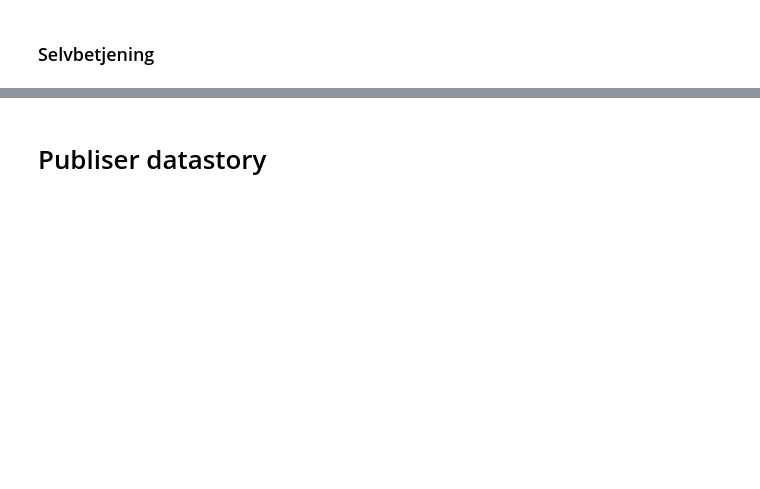
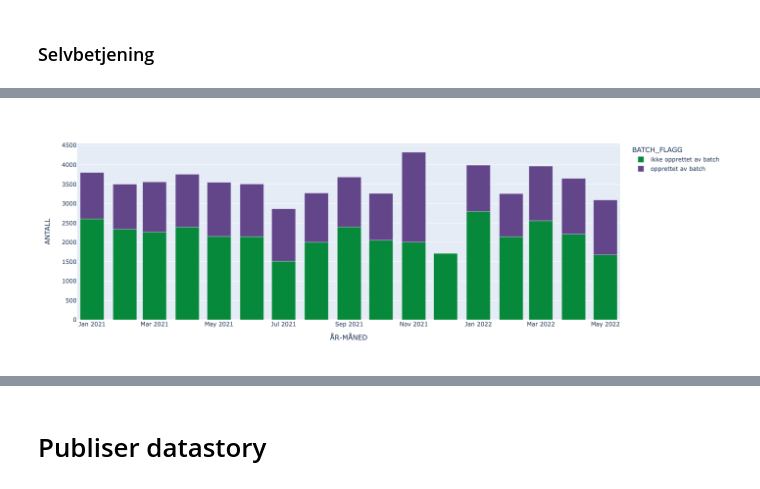
Before and after one commit to navikt/pensjon-data-analyse, a Jupyter notebook: notebooks/auto_new.ipynb, the cells around one changed output, grey strips where cells are left out. Drawn from its saved outputs; the diff is of its cells as text; code cells hidden in the pictures; blank space fills up the shorter version.

```diff
--- a/notebooks/auto_new.ipynb
+++ b/notebooks/auto_new.ipynb
@@ -130,0 +245,12 @@ figs.append(fig)
+# %%
+df_auto_batch = df_auto.groupby(["ÅR-MÅNED", "BATCH_FLAGG"], as_index=False).ANTALL.sum()
+
+fig = px.bar(df_auto_batch, "ÅR-MÅNED", "ANTALL", color="BATCH_FLAGG", color_discrete_sequence=nav_colors[2:])
+fig.update_layout(
+    autosize=False,
+    width=1300,
+    height=500,)
+figs["auto_batch"] = fig
+fig.show()
+# %% [output]
+[figure, added]
```
Also changed, not shown: parts of 26 cells of this notebook, 1 other file.
